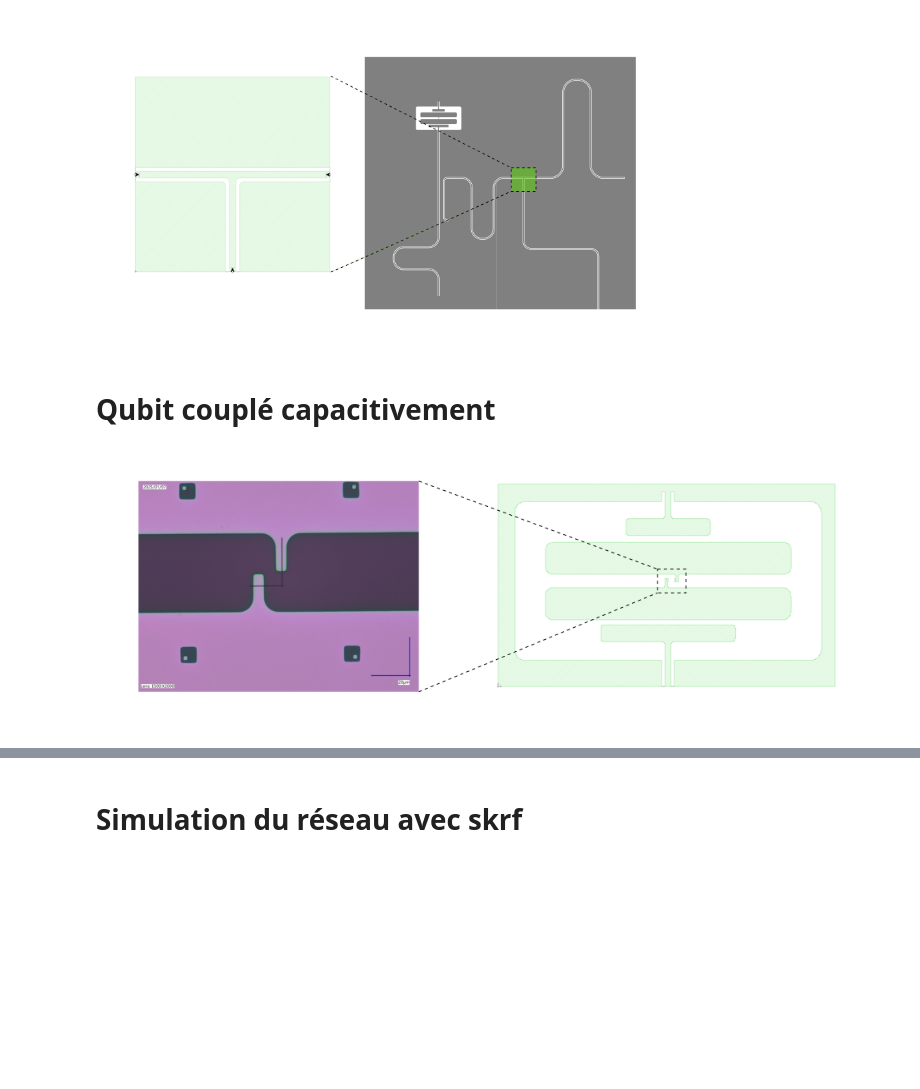
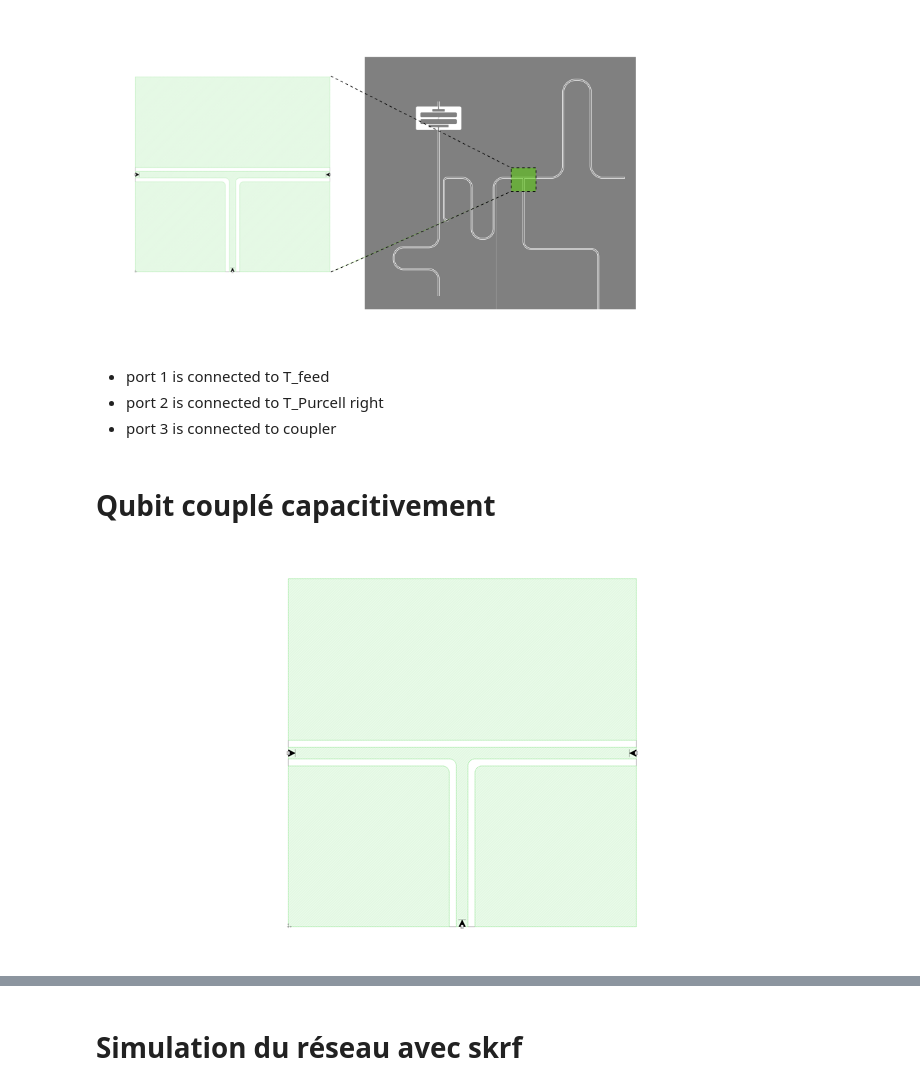
Before and after one commit to NS2LPS/Arteq, a Jupyter notebook: Sonnet/Jupyter Notebook/Simu_transmon.ipynb, the cells around one changed output, grey strips where cells are left out. Saved outputs shown, nothing was run; the diff lists cells and outputs as text; code cells hidden in the pictures; blank space fills up the shorter version.

```diff
--- a/Sonnet/Jupyter Notebook/Simu_transmon.ipynb
+++ b/Sonnet/Jupyter Notebook/Simu_transmon.ipynb
@@ -39,7 +48,11 @@ Image(filename=path_fig+"Transmon_T.png")
+# %% [markdown]
+- port 1 is connected to T_feed
+- port 2 is connected to T_Purcell right
+- port 3 is connected to coupler
 # %% [markdown]
 # Qubit couplé capacitivement
 # %%
-Image(filename=path_fig+"Qubit_junction.png")
+Image(filename=path_fig+"Qubit_T_connection.png")
 # %% [output]
-[figure, old version]
+[figure, new version]
 # %% [markdown]
```
Also changed, not shown: parts of 15 cells of this notebook, 10 other files.
